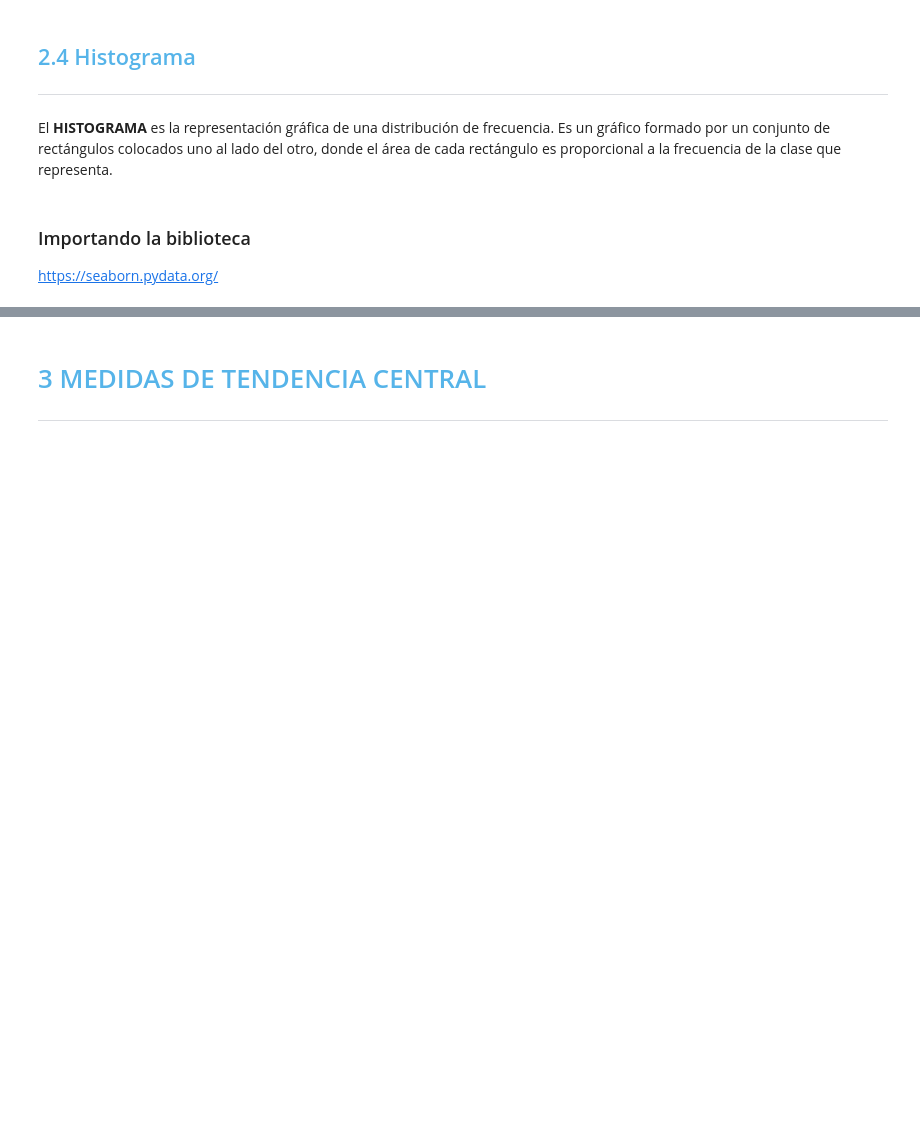
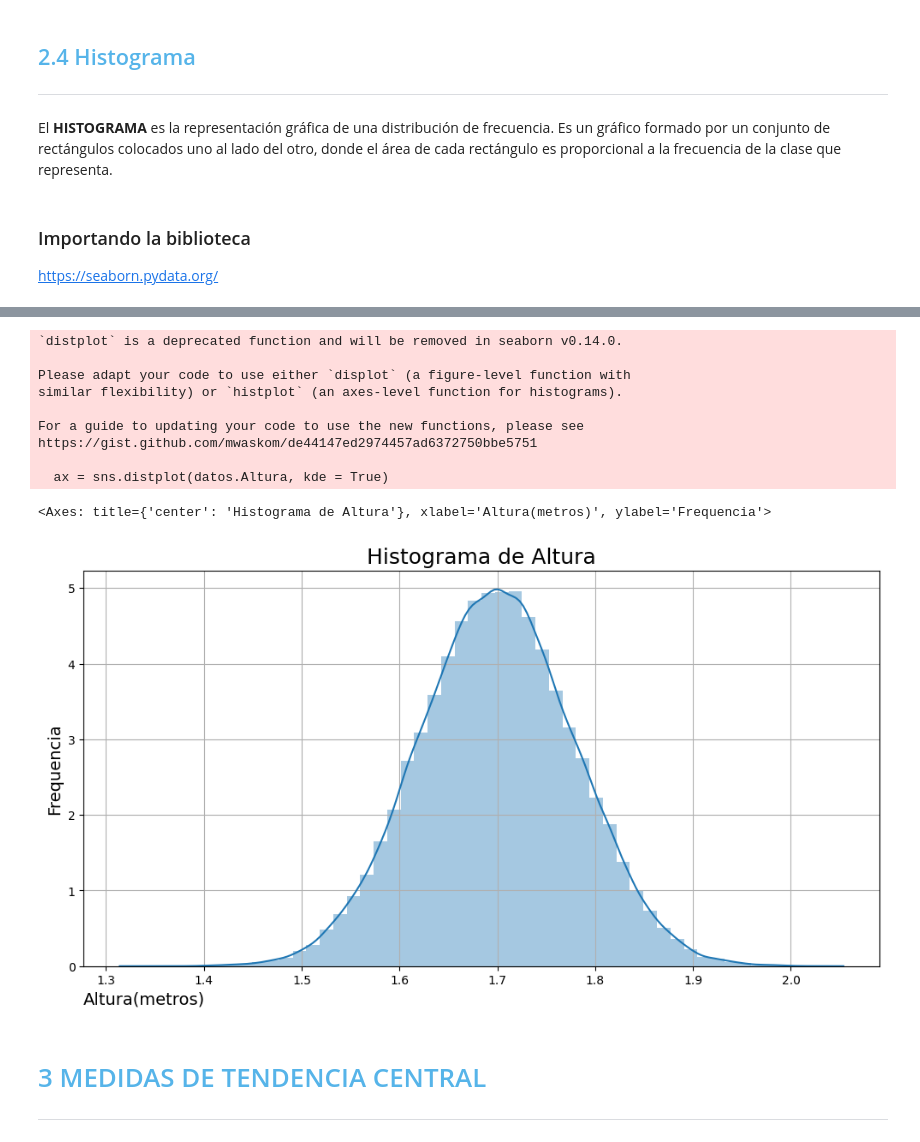
Before and after one commit to leriverah/2048-python-para-data-science-trabajar-con-funciones, a Jupyter notebook: Curso_de_Estadística_con_Python_1.ipynb, the cells around one changed output, grey strips where cells are left out. Cells and saved outputs as stored; diff of their text form; code cells hidden in the pictures; blank space fills up the shorter version.

```diff
--- a/Curso_de_Estadística_con_Python_1.ipynb
+++ b/Curso_de_Estadística_con_Python_1.ipynb
@@ -345,3 +455,25 @@ https://seaborn.pydata.org/
+# %%
+ax = sns.distplot(datos.Altura, kde = True)
+
+ax.figure.set_size_inches(12, 6)
+ax.set_title('Histograma de Altura', fontsize = 18)
+ax.set_xlabel('Altura(metros)', fontsize = 14, loc= 'left')
+ax.set_ylabel('Frequencia', fontsize = 14)
+ax.grid()
+
+ax
+# %% [output]
+`distplot` is a deprecated function and will be removed in seaborn v0.14.0.
+
+Please adapt your code to use either `displot` (a figure-level function with
+similar flexibility) or `histplot` (an axes-level function for histograms).
+
+For a guide to updating your code to use the new functions, please see
+https://gist.github.com/mwaskom/de44147ed2974457ad6372750bbe5751
+
+  ax = sns.distplot(datos.Altura, kde = True)
+<Axes: title={'center': 'Histograma de Altura'}, xlabel='Altura(metros)', ylabel='Frequencia'>
+[figure, added]
 # %% [markdown]
 # <font color=#56B4E9>3 MEDIDAS DE TENDENCIA CENTRAL</font>
 ***
```
Also changed, not shown: parts of 46 cells of this notebook.
